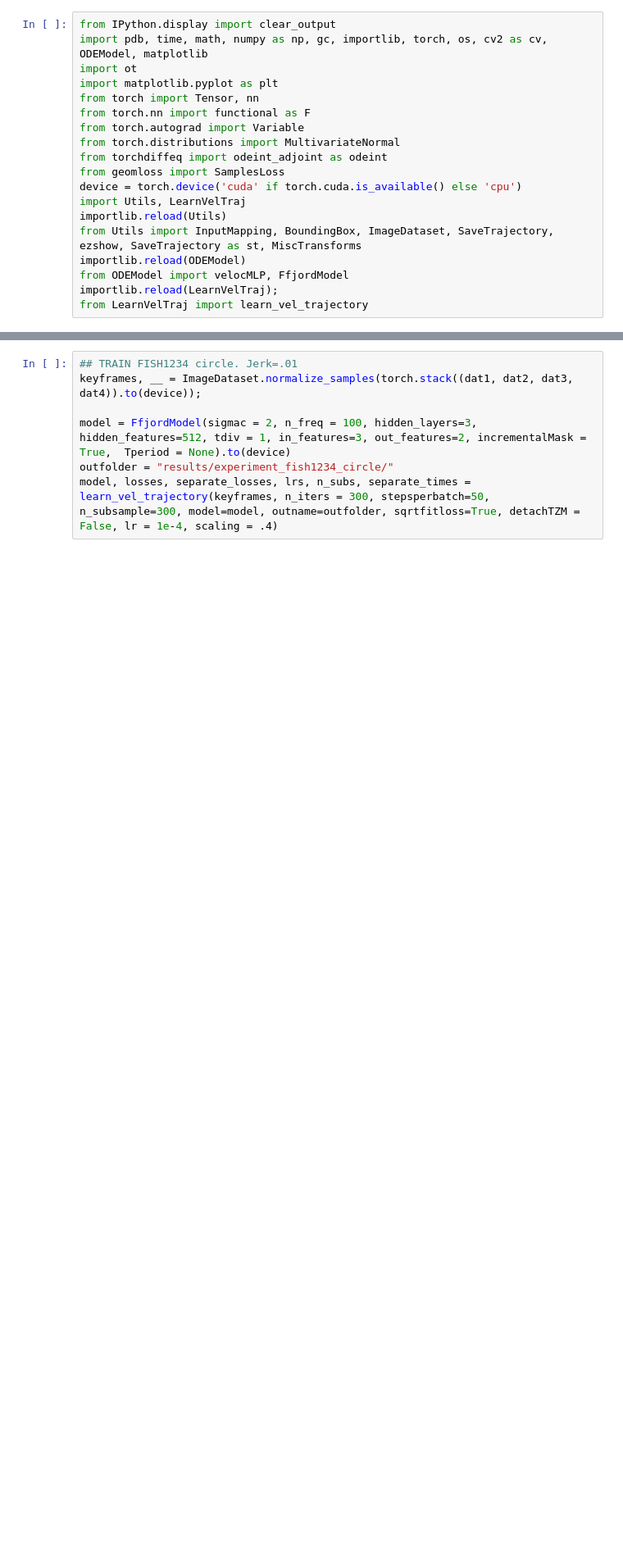
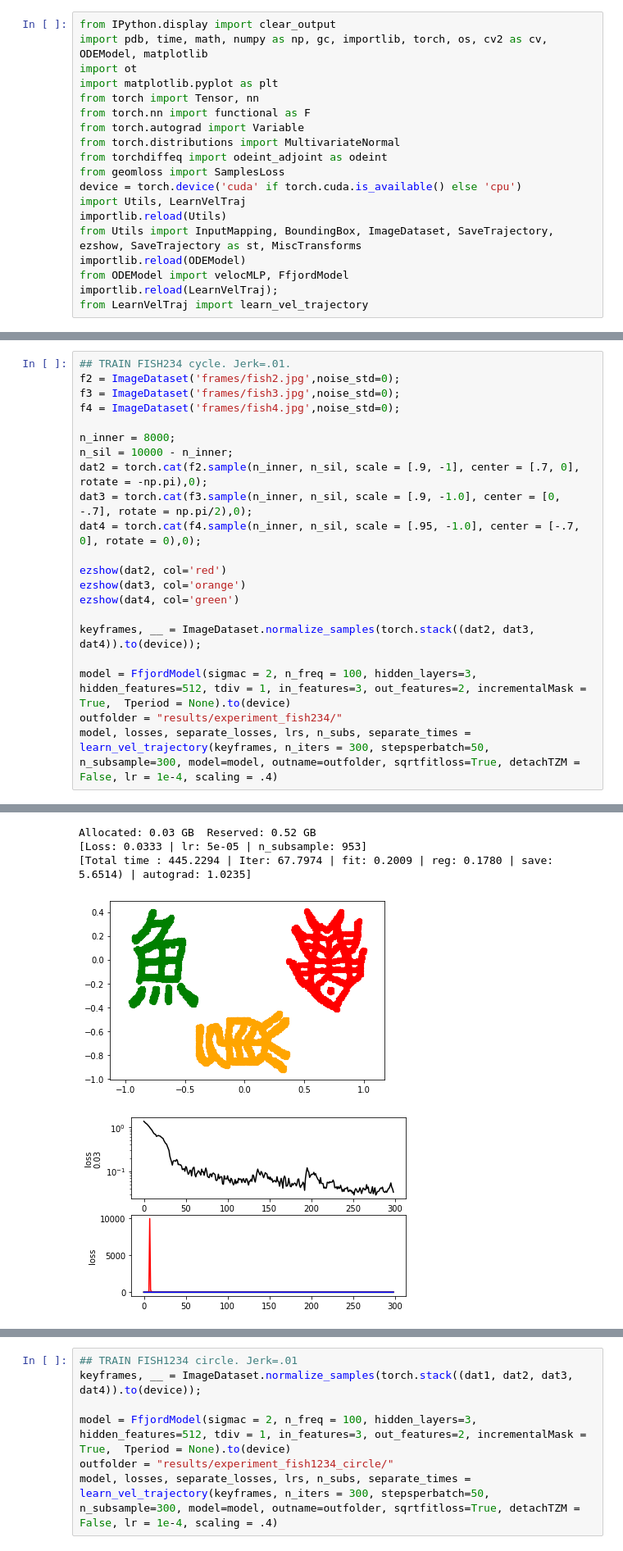
Before and after one commit to pzpzpzp1/wassflow, a Jupyter notebook: cnf-sinkhorn-demo.ipynb, the cells around one changed output, grey strips where cells are left out. Shown: that part at 82% size. Cells and saved outputs as stored; diff of their text form; blank space fills up the shorter version.

```diff
--- a/cnf-sinkhorn-demo.ipynb
+++ b/cnf-sinkhorn-demo.ipynb
@@ -19,0 +108,22 @@ from LearnVelTraj import learn_vel_trajectory
+# %%
+## TRAIN FISH234 cycle. Jerk=.01.
+f2 = ImageDataset('frames/fish2.jpg',noise_std=0);
+f3 = ImageDataset('frames/fish3.jpg',noise_std=0);
+f4 = ImageDataset('frames/fish4.jpg',noise_std=0);
+
+n_inner = 8000;
+n_sil = 10000 - n_inner;
+dat2 = torch.cat(f2.sample(n_inner, n_sil, scale = [.9, -1], center = [.7, 0], rotate = -np.pi),0);
+dat3 = torch.cat(f3.sample(n_inner, n_sil, scale = [.9, -1.0], center = [0, -.7], rotate = np.pi/2),0);
+dat4 = torch.cat(f4.sample(n_inner, n_sil, scale = [.95, -1.0], center = [-.7, 0], rotate = 0),0);
+
+ezshow(dat2, col='red')
+ezshow(dat3, col='orange')
+ezshow(dat4, col='green')
+
+keyframes, __ = ImageDataset.normalize_samples(torch.stack((dat2, dat3, dat4)).to(device));
+
+model = FfjordModel(sigmac = 2, n_freq = 100, hidden_layers=3, hidden_features=512, tdiv = 1, in_features=3, out_features=2, incrementalMask = True,  Tperiod = None).to(device)
+outfolder = "results/experiment_fish234/"
+model, losses, separate_losses, lrs, n_subs, separate_times = learn_vel_trajectory(keyframes, n_iters = 300, stepsperbatch=50, n_subsample=300, model=model, outname=outfolder, sqrtfitloss=True, detachTZM = False, lr = 1e-4, scaling = .4)
+# %% [output]
@@ -19,0 +148,5 @@ from LearnVelTraj import learn_vel_trajectory
+Allocated: 0.03 GB  Reserved: 0.52 GB
+[Loss: 0.0333 | lr: 5e-05 | n_subsample: 953]
+[Total time : 445.2294 | Iter: 67.7974 | fit: 0.2009 | reg: 0.1780 | save: 5.6514) | autograd: 1.0235]
+[figure, added]
+[figure, added]
```
Also changed, not shown: parts of 11 cells of this notebook, 2 other files.
